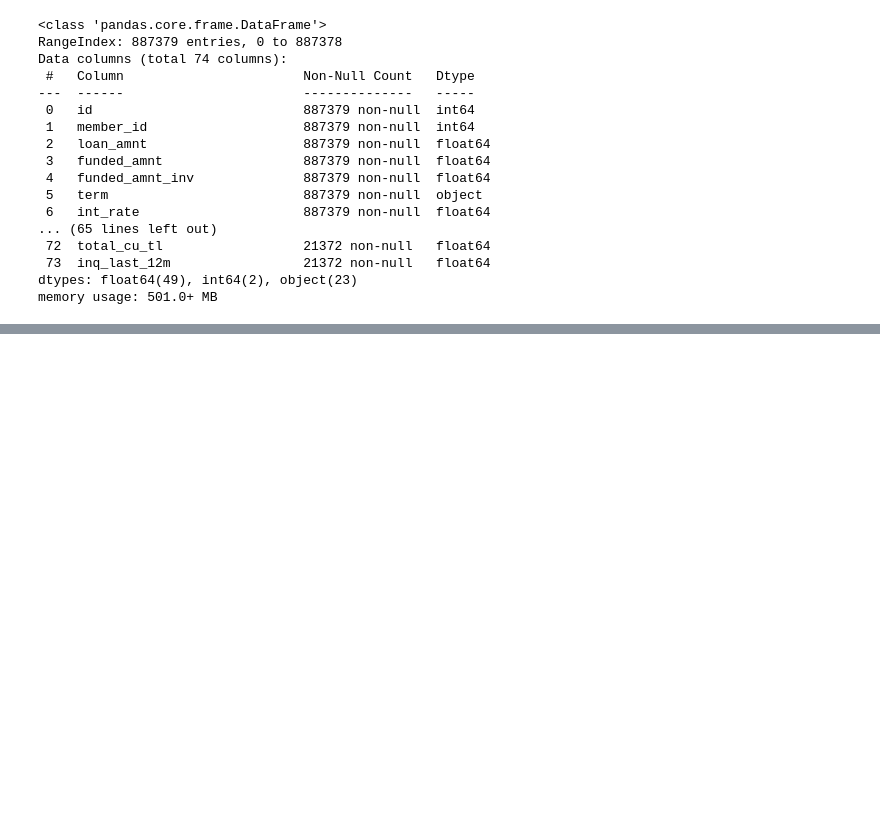
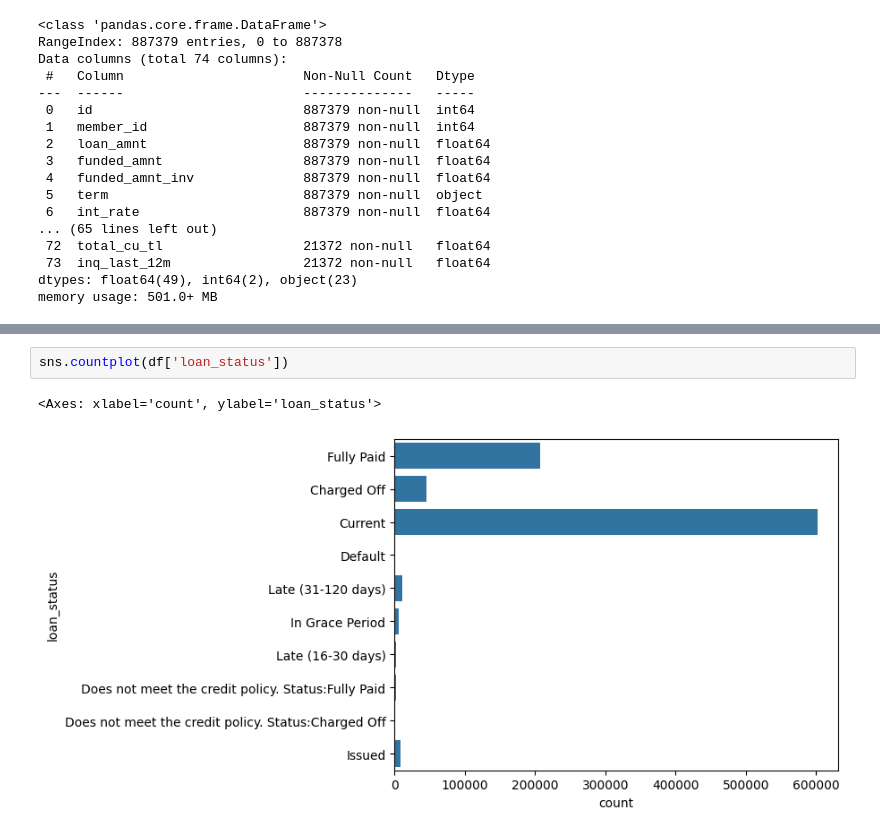
Before and after one commit to jinnn11/Credit-risk-analysis, a Jupyter notebook: credit.ipynb, the cells around one changed output, grey strips where cells are left out. Cells and saved outputs as stored; diff of their text form; blank space fills up the shorter version.

```diff
--- a/credit.ipynb
+++ b/credit.ipynb
@@ -140,0 +146,5 @@ memory usage: 501.0+ MB
+# %%
+sns.countplot(df['loan_status'])
+# %% [output]
+<Axes: xlabel='count', ylabel='loan_status'>
+[figure, added]
```
Also changed, not shown: parts of 11 cells of this notebook.
